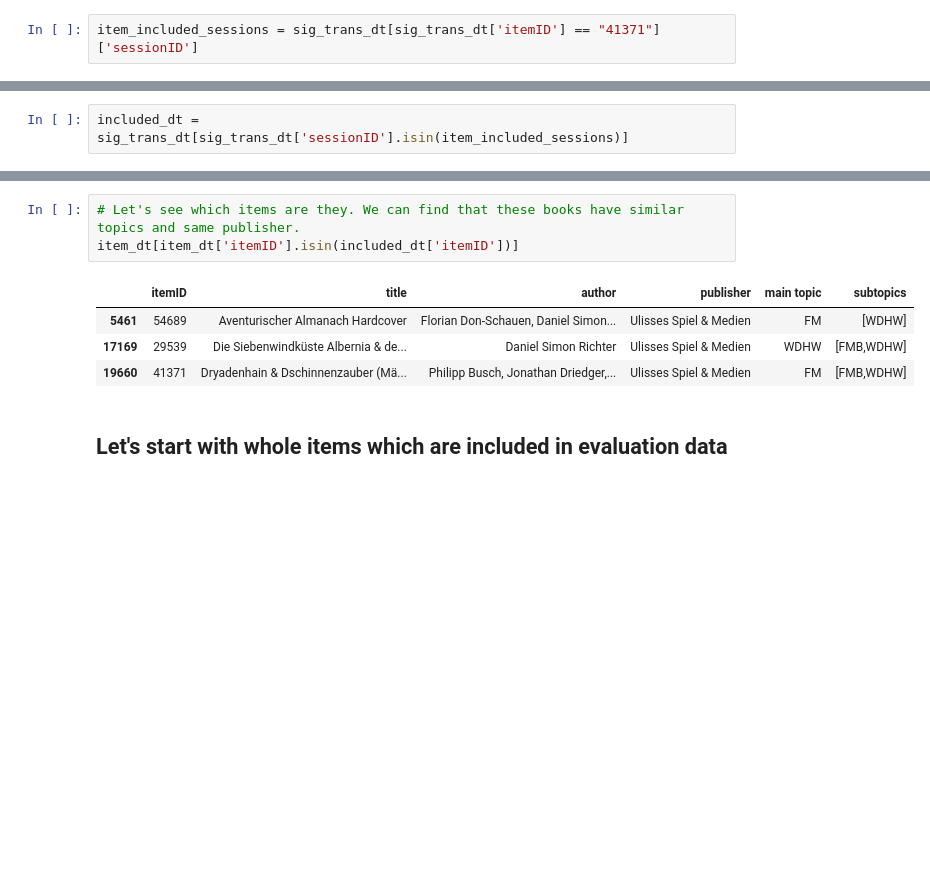
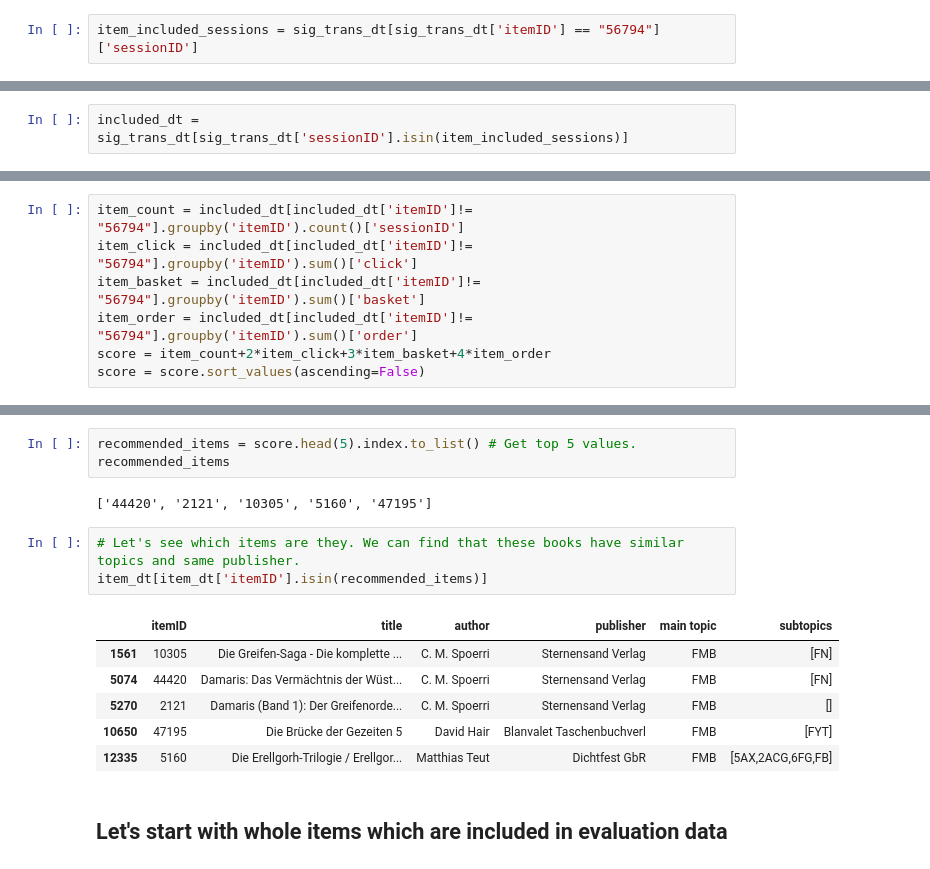
Before and after one commit to manu675/Data_Mining_Cup_Prudsys_21, a Jupyter notebook: transaction_recommender.ipynb, the cells around one changed output, grey strips where cells are left out. Cells and saved outputs as stored; diff of their text form; blank space fills up the shorter version.

```diff
--- a/transaction_recommender.ipynb
+++ b/transaction_recommender.ipynb
@@ -64,5 +64,5 @@ item_dt[item_dt['itemID'] == "41373"]
 # %%
-item_included_sessions = sig_trans_dt[sig_trans_dt['itemID'] == "41371"]['sessionID']
+item_included_sessions = sig_trans_dt[sig_trans_dt['itemID'] == "56794"]['sessionID']
 # %%
 #Only one session includes item 41371
 item_included_sessions
@@ -89,0 +101,7 @@ Name: click, dtype: int64
+# %%
+item_count = included_dt[included_dt['itemID']!= "56794"].groupby('itemID').count()['sessionID']
+item_click = included_dt[included_dt['itemID']!= "56794"].groupby('itemID').sum()['click']
+item_basket = included_dt[included_dt['itemID']!= "56794"].groupby('itemID').sum()['basket']
+item_order = included_dt[included_dt['itemID']!= "56794"].groupby('itemID').sum()['order']
+score = item_count+2*item_click+3*item_basket+4*item_order
+score = score.sort_values(ascending=False)
@@ -90,11 +124,18 @@ Name: click, dtype: int64
+# %%
+recommended_items = score.head(5).index.to_list() # Get top 5 values.
+recommended_items
+# %% [output]
+['44420', '2121', '10305', '5160', '47195']
 # %%
 # Let's see which items are they. We can find that these books have similar topics and same publisher.
-item_dt[item_dt['itemID'].isin(included_dt['itemID'])]
+item_dt[item_dt['itemID'].isin(recommended_items)]
 # %% [output]
 |  | itemID | title | author | publisher | main topic | subtopics |
-| 5461 | 54689 | Aventurischer Almanach Hardcover | Florian Don-Schauen, Daniel Simon... | Ulisses Spiel & Medien | FM | [WDHW] |
-| 17169 | 29539 | Die Siebenwindküste Albernia & de... | Daniel Simon Richter | Ulisses Spiel & Medien | WDHW | [FMB,WDHW] |
-| 19660 | 41371 | Dryadenhain & Dschinnenzauber (Mä... | Philipp Busch, Jonathan Driedger,... | Ulisses Spiel & Medien | FM | [FMB,WDHW] |
+| 1561 | 10305 | Die Greifen-Saga - Die komplette ... | C. M. Spoerri | Sternensand Verlag | FMB | [FN] |
+| 5074 | 44420 | Damaris: Das Vermächtnis der Wüst... | C. M. Spoerri | Sternensand Verlag | FMB | [FN] |
+| 5270 | 2121 | Damaris (Band 1): Der Greifenorde... | C. M. Spoerri | Sternensand Verlag | FMB | [] |
+| 10650 | 47195 | Die Brücke der Gezeiten 5 | David Hair | Blanvalet Taschenbuchverl | FMB | [FYT] |
+| 12335 | 5160 | Die Erellgorh-Trilogie / Erellgor... | Matthias Teut | Dichtfest GbR | FMB | [5AX,2ACG,6FG,FB] |
 # %% [markdown]
 ## Let's start with whole items which are included in evaluation data
 # %%
```
Also changed, not shown: parts of 17 cells of this notebook.
